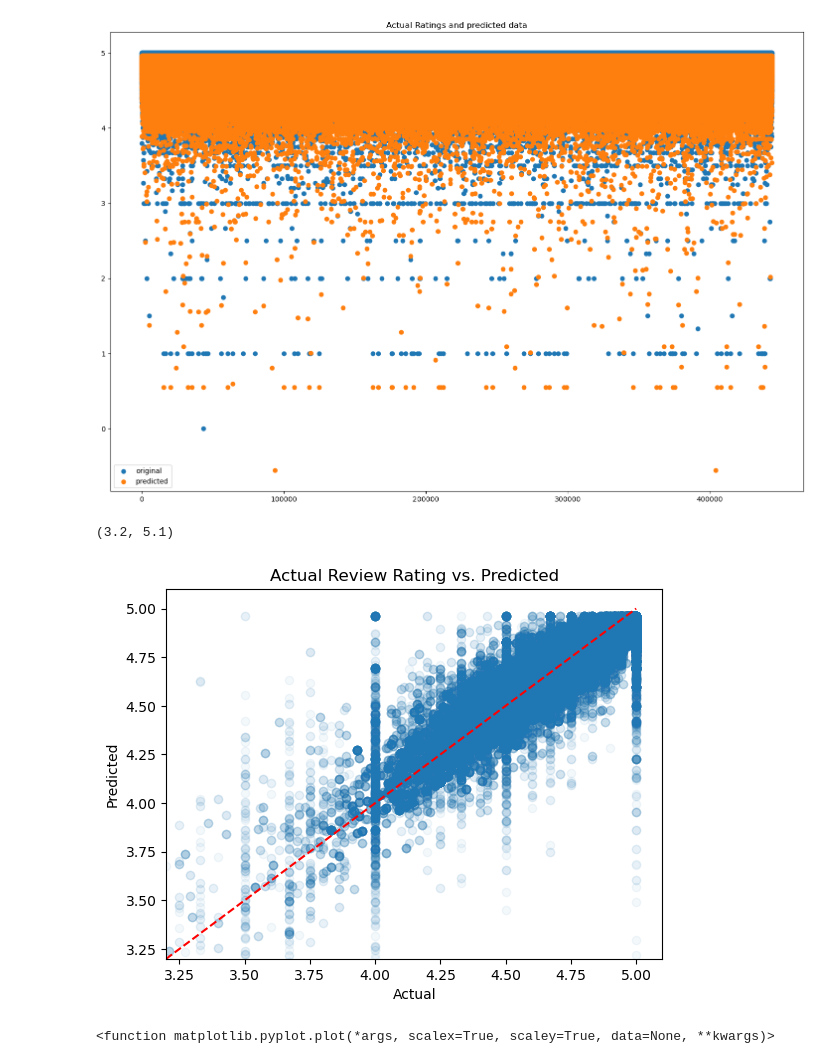
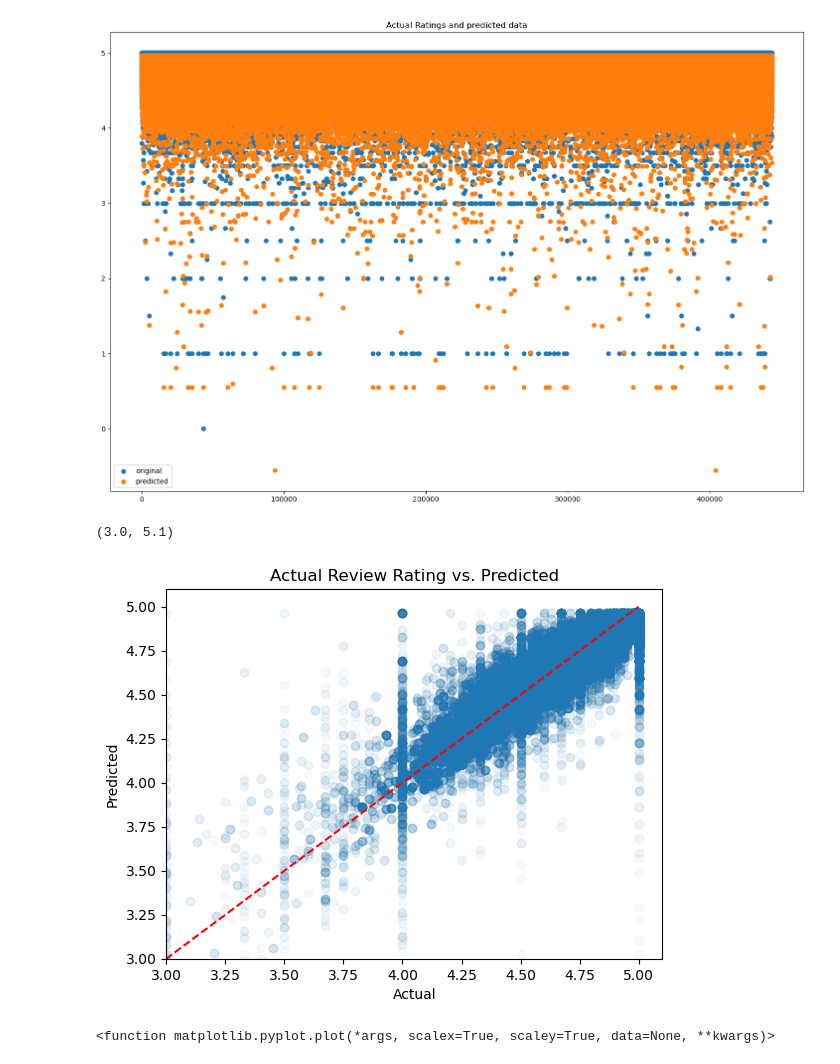
Before and after one commit to snowwly/DataCapstone_Group3, a Jupyter notebook: Machine_Learning/Machine Learning Review Ratings.ipynb, the cells around one changed output. Drawn from its saved outputs; the diff is of its cells as text; code cells hidden in the pictures.

```diff
--- a/Machine_Learning/Machine_Learning_review_scores.ipynb
+++ b/Machine_Learning/Machine Learning Review Ratings.ipynb
@@ -102,8 +99,6 @@ memory usage: 575.9+ MB
 df3['Year'] = df3['Year'].astype('float')
 # %%
 df3 = df3.rename(columns={'neighbourhood_group_cleansed' : 'boroughs'})
-# %%
-df3 = pd.get_dummies(df3, columns=['boroughs'], drop_first=True)
 # %%
 # df3.corr()['price']
 df3.corr()['review_scores_rating']
@@ -256,16 +253,16 @@ plt.show()
 [figure]
 # %%
 fig, ax = plt.subplots()
-plt.scatter(Y_test, predictions,alpha = 0.05)
+plt.scatter(Y_test, predictions,alpha = 0.03)
 plt.plot([0,5],[0,5],linestyle='--', color='red')
 ax.set_xlabel('Actual')
 ax.set_ylabel('Predicted')
 ax.set_title('Actual Review Rating vs. Predicted')
-plt.xlim(3.2,5.1)
-plt.ylim(3.2,5.1)
+plt.xlim(3,5.1)
+plt.ylim(3,5.1)
 # %% [output]
-(3.2, 5.1)
+(3.0, 5.1)
-[figure, old version]
+[figure, new version]
 # %%
 plt.plot
 # %% [output]
```
Also changed, not shown: parts of 4 cells of this notebook.
